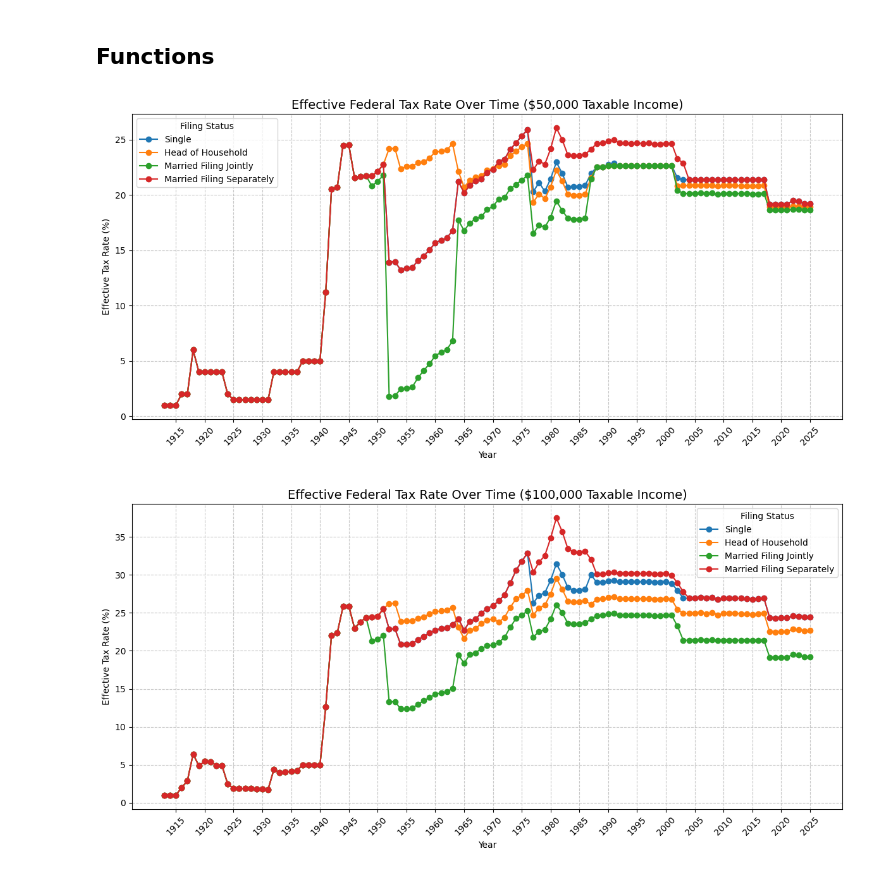
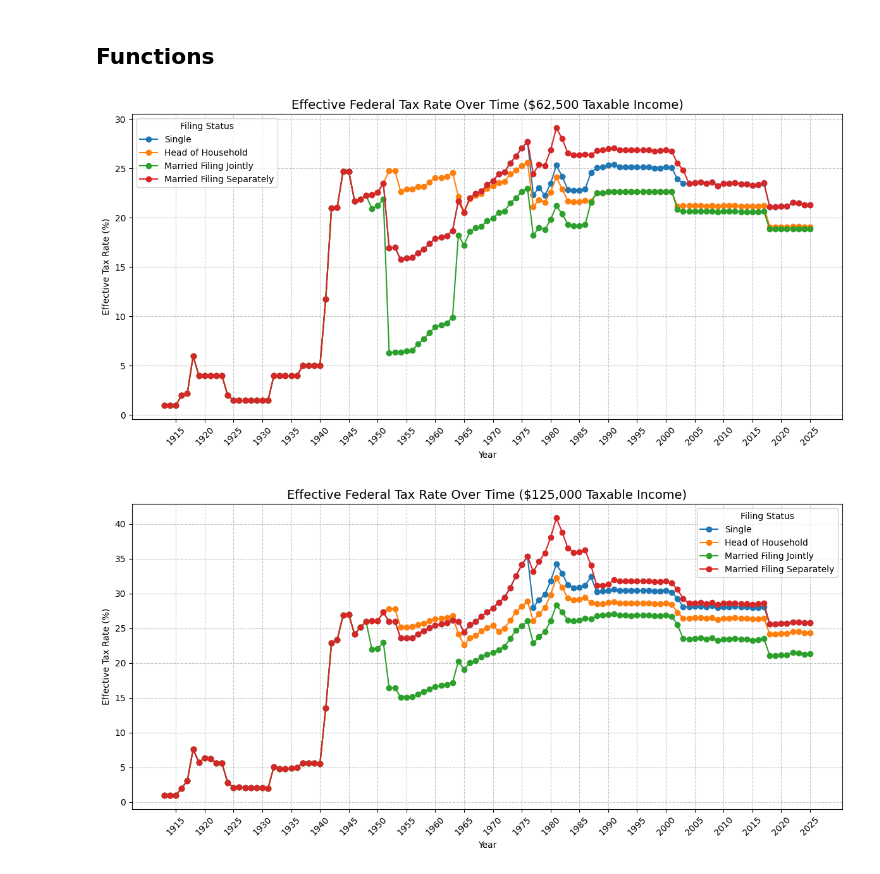
Before and after one commit to cormac-taylor/taxation, a Jupyter notebook: taxation.ipynb, the cells around one changed output. Drawn from its saved outputs; the diff is of its cells as text; code cells hidden in the pictures.

```diff
--- a/taxation.ipynb
+++ b/taxation.ipynb
@@ -328,9 +488,9 @@ def plot_top_x_marginal_rate(status_label, income_array, top_x=1000):
 # %%
-plot_for_taxable_income(50_000)
+plot_effective_rate_by_statuses(62_500)
 # %% [output]
-[figure, old version]
+[figure, new version]
 # %%
-plot_for_taxable_income(100_000)
+plot_effective_rate_by_statuses(125_000)
 # %% [output]
-[figure, old version]
+[figure, new version]
 # %%
```
Also changed, not shown: parts of 9 cells of this notebook.
